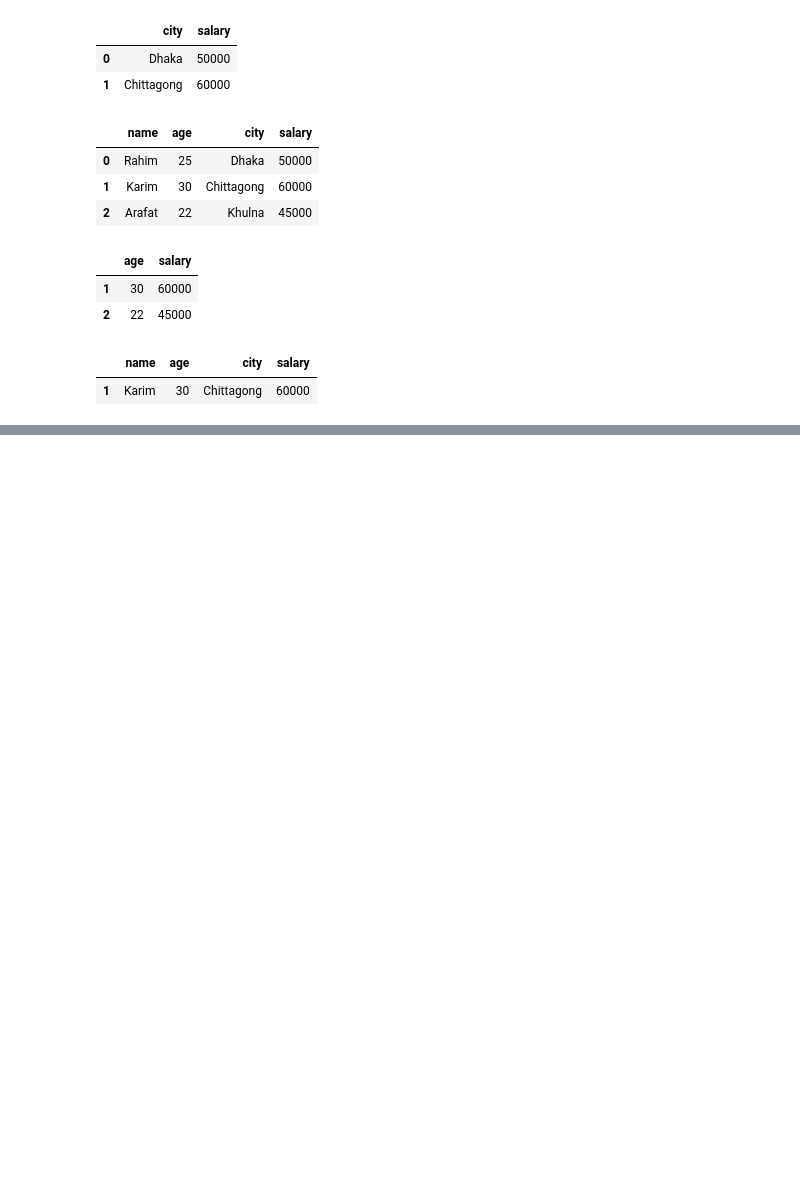
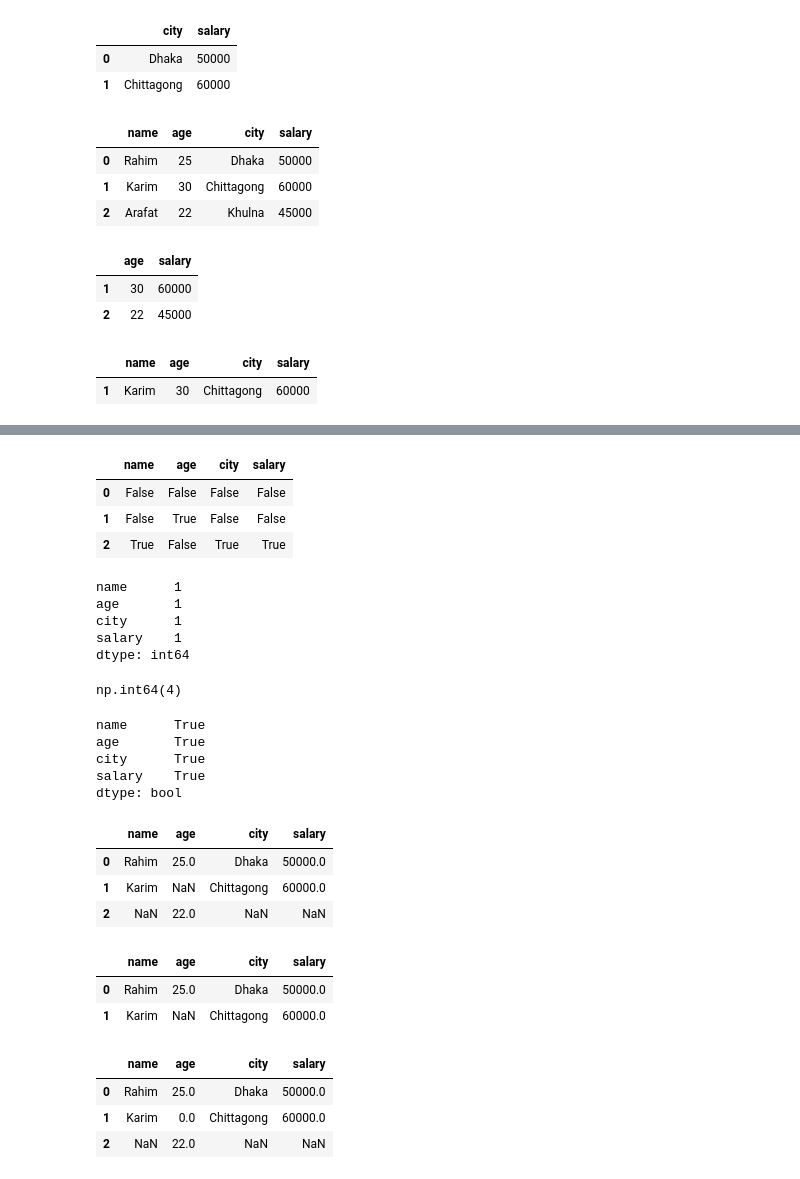
Before and after one commit to Mamun123123123/Python, a Jupyter notebook: test2.ipynb, the cells around one changed output, grey strips where cells are left out. Saved outputs shown, nothing was run; the diff lists cells and outputs as text; code cells hidden in the pictures; blank space fills up the shorter version.

```diff
--- a/test2.ipynb
+++ b/test2.ipynb
@@ -132,0 +153,40 @@ df1[df1["age"]>26]
+# %%
+df.isna()
+# %% [output]
+|  | name | age | city | salary |
+| 0 | False | False | False | False |
+| 1 | False | True | False | False |
+| 2 | True | False | True | True |
+# %%
+df.isna().sum()
+# %% [output]
+name      1
+age       1
+city      1
+salary    1
+dtype: int64
+# %%
+df.isna().sum().sum()
+# %% [output]
+np.int64(4)
+# %%
+df.isna().any()
+# %% [output]
+name      True
+age       True
+city      True
+salary    True
+dtype: bool
+# %%
+df
+# %% [output]
+|  | name | age | city | salary |
+| 0 | Rahim | 25.0 | Dhaka | 50000.0 |
+| 1 | Karim | NaN | Chittagong | 60000.0 |
+| 2 | NaN | 22.0 | NaN | NaN |
+# %%
+df.dropna(thresh=2)
+# %% [output]
+|  | name | age | city | salary |
+| 0 | Rahim | 25.0 | Dhaka | 50000.0 |
+| 1 | Karim | NaN | Chittagong | 60000.0 |
@@ -132,0 +195,7 @@ df1[df1["age"]>26]
+# %%
+df
+# %% [output]
+|  | name | age | city | salary |
+| 0 | Rahim | 25.0 | Dhaka | 50000.0 |
+| 1 | Karim | 0.0 | Chittagong | 60000.0 |
+| 2 | NaN | 22.0 | NaN | NaN |
```
Also changed, not shown: parts of 3 cells of this notebook, 2 other files.
